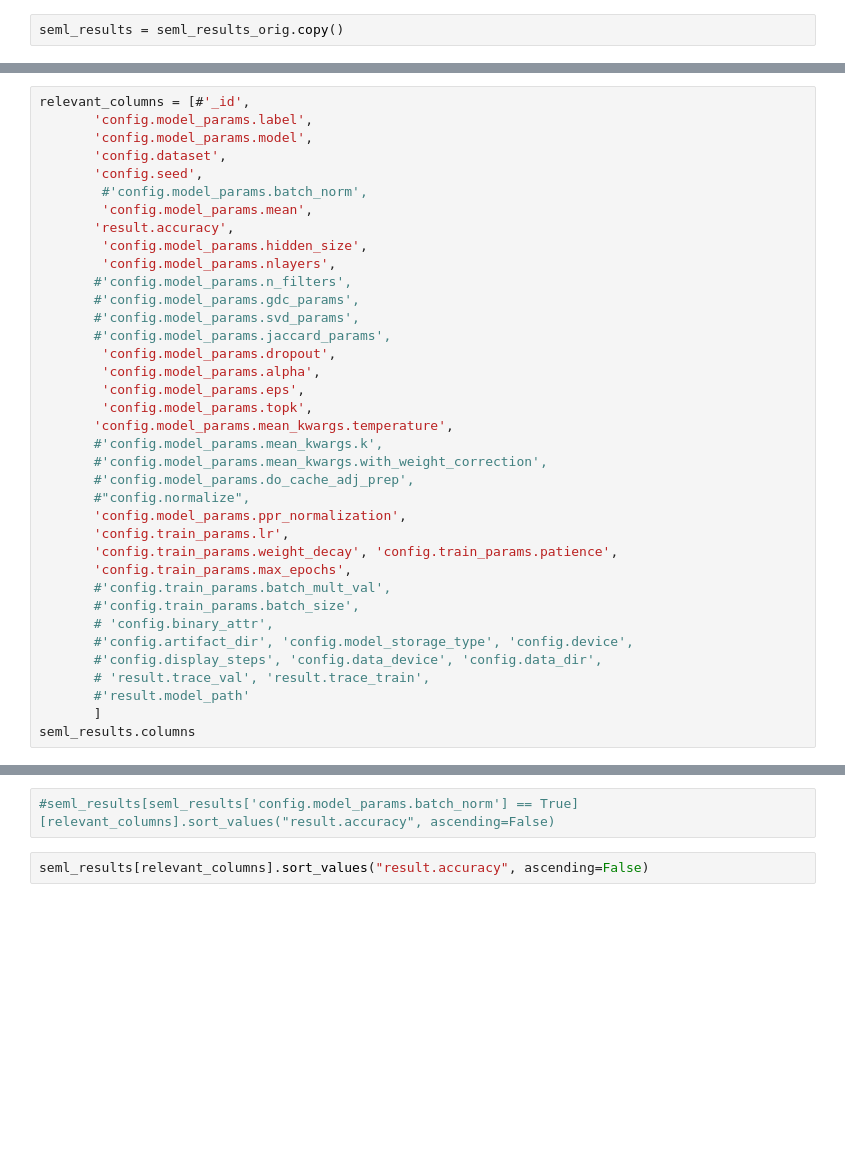
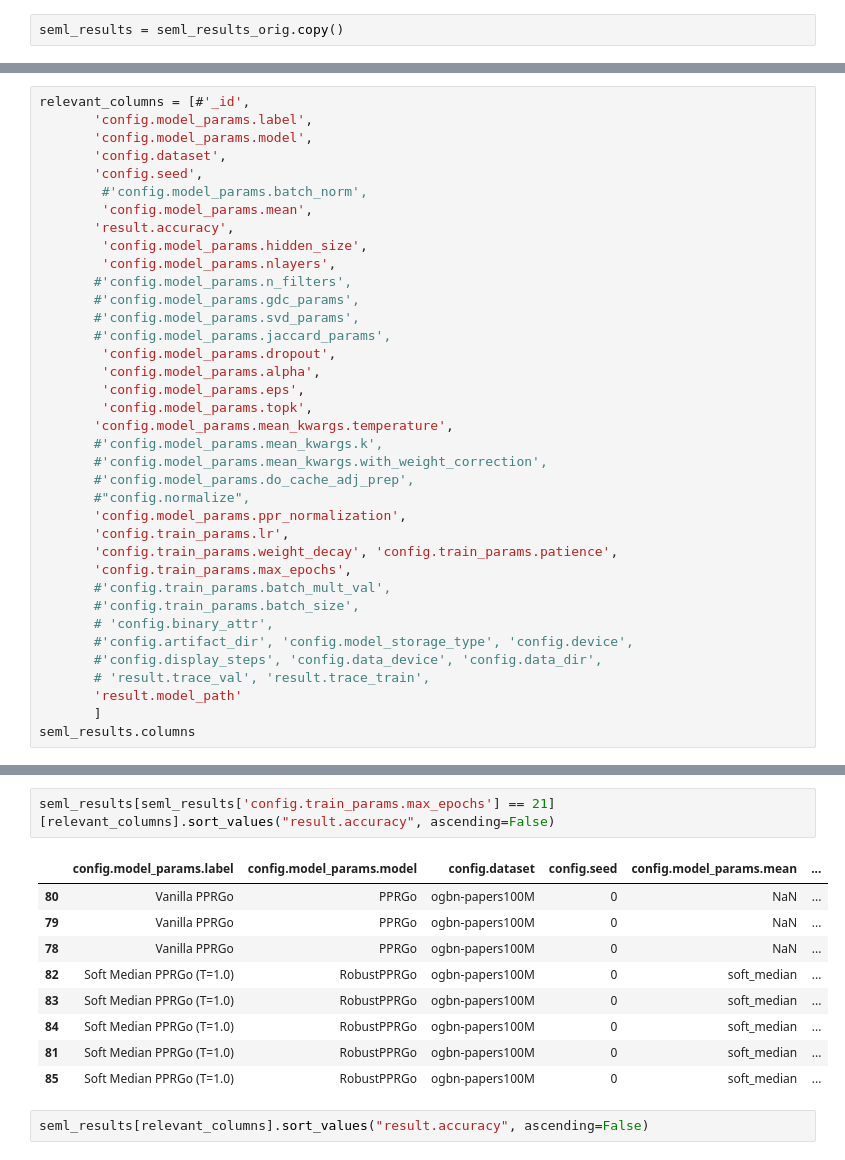
Before and after one commit to sigeisler/robustness_of_gnns_at_scale, a Jupyter notebook: notebooks/Results - PPRGo.ipynb, the cells around one changed output, grey strips where cells are left out. Cells and saved outputs as stored; diff of their text form; blank space fills up the shorter version.

```diff
--- a/notebooks/Results - PPRGo.ipynb
+++ b/notebooks/Results - PPRGo.ipynb
@@ -56,7 +56,7 @@ relevant_columns = [#'_id',
        #'config.artifact_dir', 'config.model_storage_type', 'config.device',
        #'config.display_steps', 'config.data_device', 'config.data_dir',
        # 'result.trace_val', 'result.trace_train',
-       #'result.model_path'
+       'result.model_path'
        ]
 seml_results.columns
 # %% [output]
@@ -79,6 +79,16 @@ Index(['_id', 'batch_id', 'slurm.experiments_per_job',
       dtype='object')
 # %%
-#seml_results[seml_results['config.model_params.batch_norm'] == True][relevant_columns].sort_values("result.accuracy", ascending=False)
+seml_results[seml_results['config.train_params.max_epochs'] == 21][relevant_columns].sort_values("result.accuracy", ascending=False)
+# %% [output]
+|  | config.model_params.label | config.model_params.model | config.dataset | config.seed | config.model_params.mean | ... |
+| 80 | Vanilla PPRGo | PPRGo | ogbn-papers100M | 0 | NaN | ... |
+| 79 | Vanilla PPRGo | PPRGo | ogbn-papers100M | 0 | NaN | ... |
+| 78 | Vanilla PPRGo | PPRGo | ogbn-papers100M | 0 | NaN | ... |
+| 82 | Soft Median PPRGo (T=1.0) | RobustPPRGo | ogbn-papers100M | 0 | soft_median | ... |
+| 83 | Soft Median PPRGo (T=1.0) | RobustPPRGo | ogbn-papers100M | 0 | soft_median | ... |
+| 84 | Soft Median PPRGo (T=1.0) | RobustPPRGo | ogbn-papers100M | 0 | soft_median | ... |
+| 81 | Soft Median PPRGo (T=1.0) | RobustPPRGo | ogbn-papers100M | 0 | soft_median | ... |
+| 85 | Soft Median PPRGo (T=1.0) | RobustPPRGo | ogbn-papers100M | 0 | soft_median | ... |
 # %%
 seml_results[relevant_columns].sort_values("result.accuracy", ascending=False)
 # %% [output]
```
Also changed, not shown: parts of 4 cells of this notebook, 2 other files.
